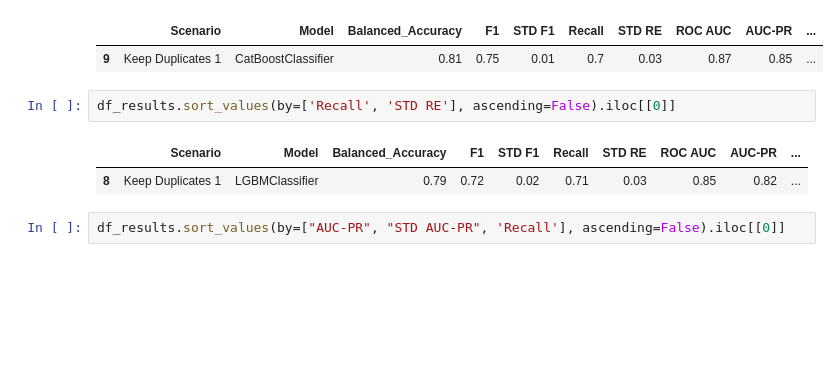
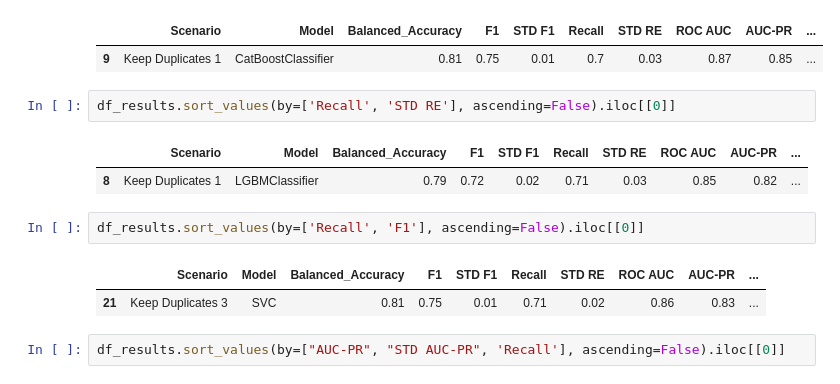
Before and after one commit to DanielaSenna/employee-turnover-prediction, a Jupyter notebook: notebook_employee.ipynb, the cells around one changed output. Cells and saved outputs as stored; diff of their text form; blank space fills up the shorter version.

```diff
--- a/notebook_employee.ipynb
+++ b/notebook_employee.ipynb
@@ -2785,6 +2790,11 @@ df_results.sort_values(by=['Recall', 'STD RE'], ascending=False).iloc[[0]]
 # %% [output]
 |  | Scenario | Model | Balanced_Accuracy | F1 | STD F1 | Recall | STD RE | ROC AUC | AUC-PR | ... |
 | 8 | Keep Duplicates 1 | LGBMClassifier | 0.79 | 0.72 | 0.02 | 0.71 | 0.03 | 0.85 | 0.82 | ... |
+# %%
+df_results.sort_values(by=['Recall', 'F1'], ascending=False).iloc[[0]]
+# %% [output]
+|  | Scenario | Model | Balanced_Accuracy | F1 | STD F1 | Recall | STD RE | ROC AUC | AUC-PR | ... |
+| 21 | Keep Duplicates 3 | SVC | 0.81 | 0.75 | 0.01 | 0.71 | 0.02 | 0.86 | 0.83 | ... |
 # %%
 df_results.sort_values(by=["AUC-PR", "STD AUC-PR", 'Recall'], ascending=False).iloc[[0]]
 # %% [output]
```
Also changed, not shown: parts of 19 cells of this notebook, 4 other files.
